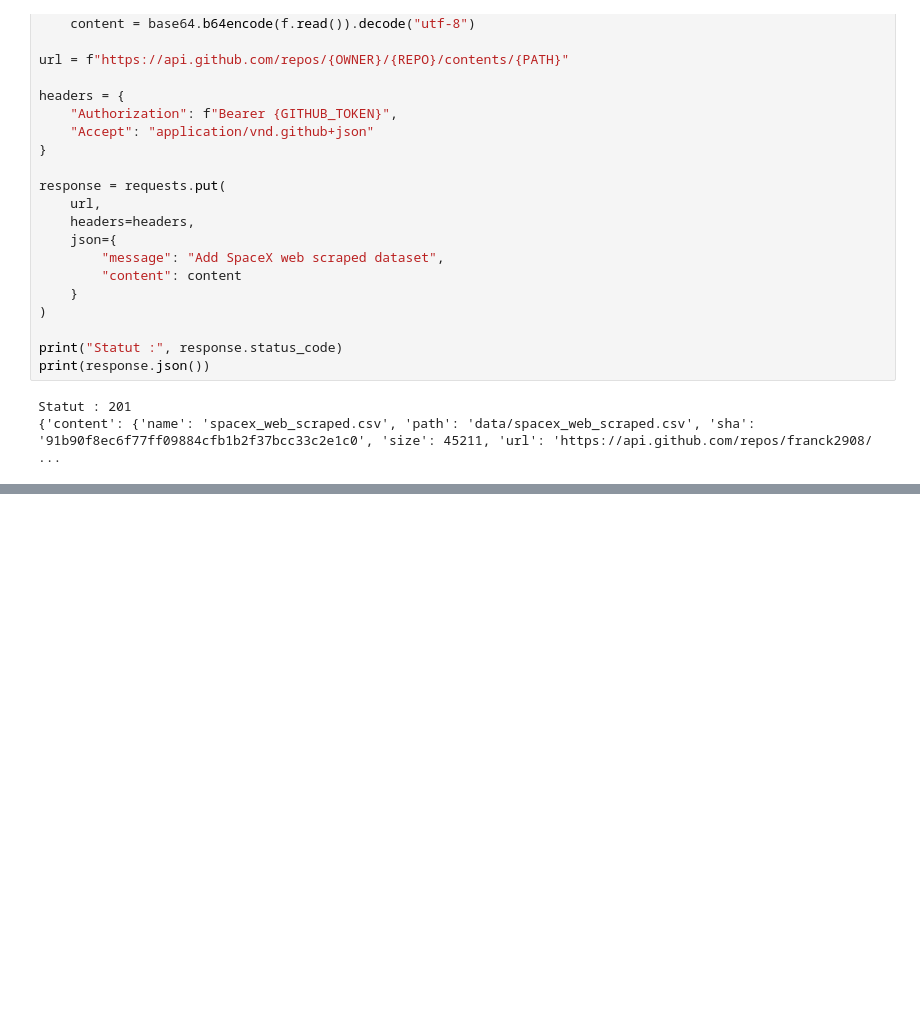
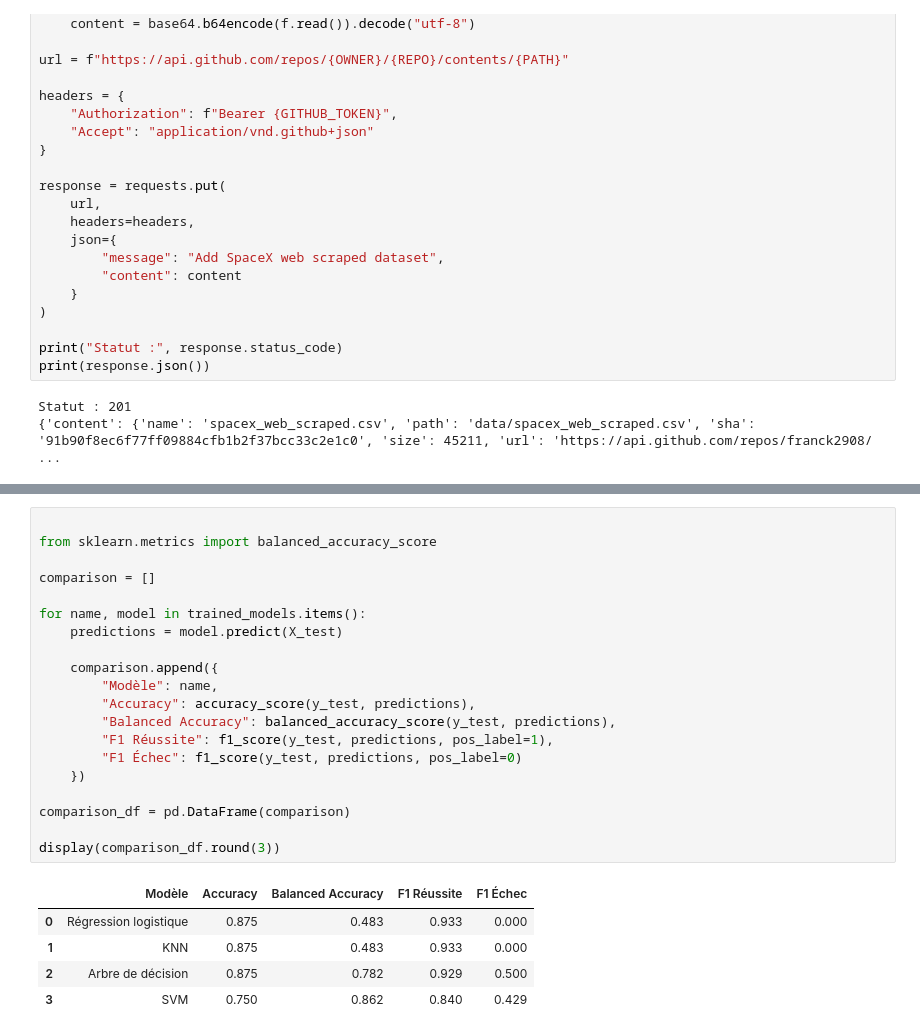
Before and after one commit to franck2908/IBM-Applied-Data-Science-Capstone, a Jupyter notebook: 01_data_collection.ipynb, the cells around one changed output, grey strips where cells are left out. Drawn from its saved outputs; the diff is of its cells as text; blank space fills up the shorter version.

```diff
--- a/01_data_collection.ipynb
+++ b/01_data_collection.ipynb
@@ -775,0 +1122,26 @@ Statut : 201
+# %%
+
+from sklearn.metrics import balanced_accuracy_score
+
+comparison = []
+
+for name, model in trained_models.items():
+    predictions = model.predict(X_test)
+
+    comparison.append({
+        "Modèle": name,
+        "Accuracy": accuracy_score(y_test, predictions),
+        "Balanced Accuracy": balanced_accuracy_score(y_test, predictions),
+        "F1 Réussite": f1_score(y_test, predictions, pos_label=1),
+        "F1 Échec": f1_score(y_test, predictions, pos_label=0)
+    })
+
+comparison_df = pd.DataFrame(comparison)
+
+display(comparison_df.round(3))
+# %% [output]
+|  | Modèle | Accuracy | Balanced Accuracy | F1 Réussite | F1 Échec |
+| 0 | Régression logistique | 0.875 | 0.483 | 0.933 | 0.000 |
+| 1 | KNN | 0.875 | 0.483 | 0.933 | 0.000 |
+| 2 | Arbre de décision | 0.875 | 0.782 | 0.929 | 0.500 |
+| 3 | SVM | 0.750 | 0.862 | 0.840 | 0.429 |
```
Also changed, not shown: parts of 10 cells of this notebook.
